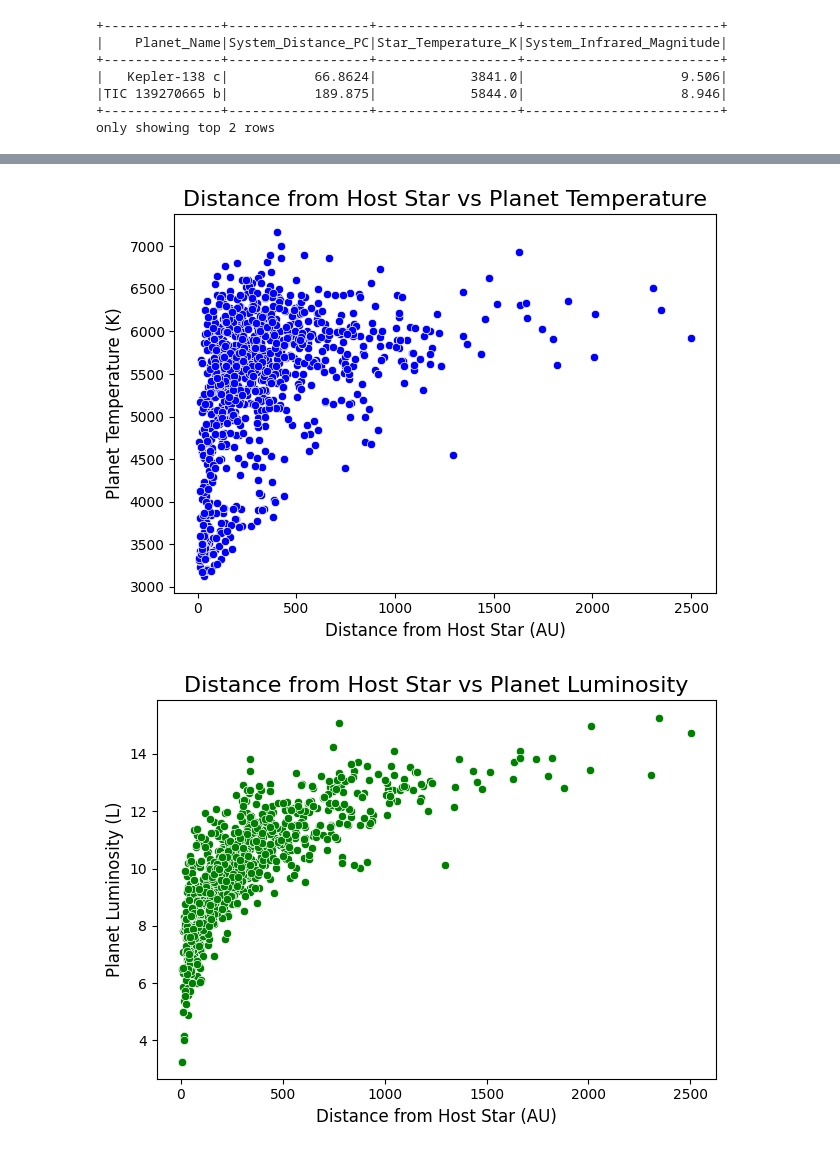
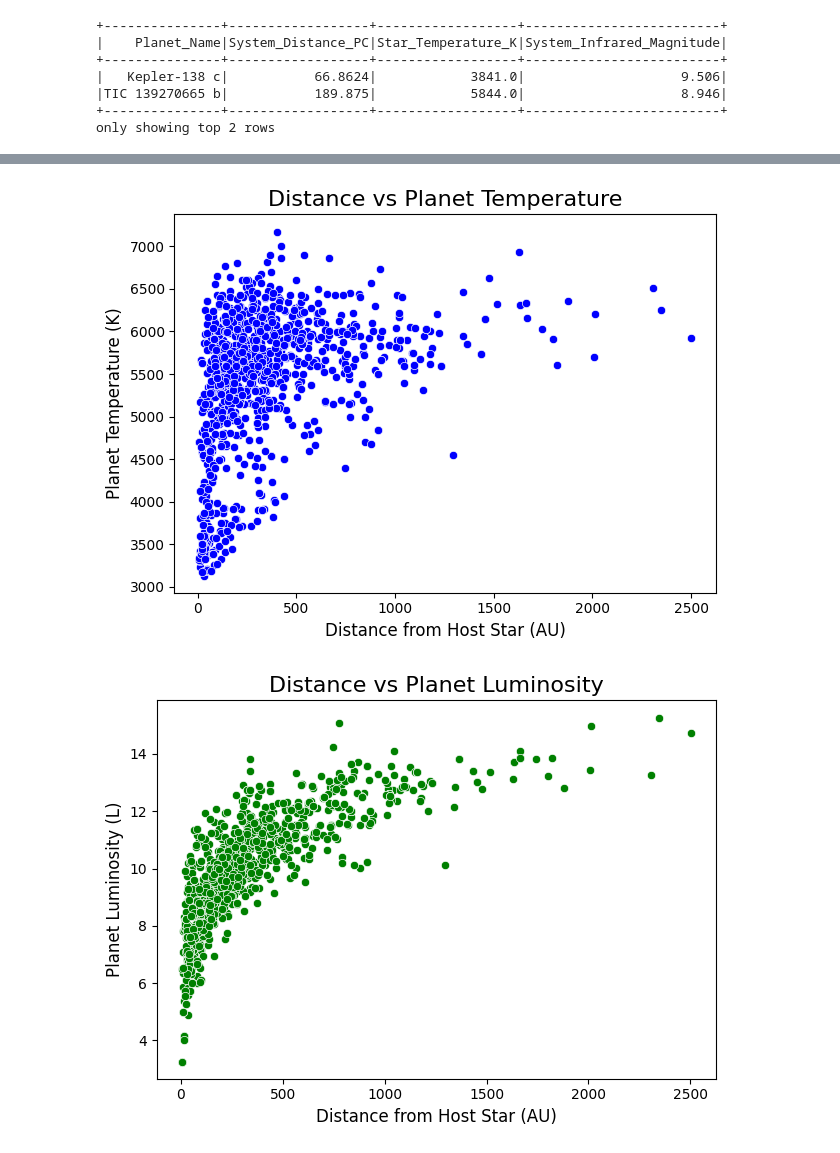
Before and after one commit to PatZ2346/ExoPlanet-Prediction, a Jupyter notebook: Exopredict-Data Analysis Questions/ExoPredict_Data_Analysis.ipynb, the cells around one changed output, grey strips where cells are left out. Cells and saved outputs as stored; diff of their text form; code cells hidden in the pictures.

Commit message:
Data analysis Amy finished with outputs

```diff
--- a/Exopredict-Data Analysis Questions/ExoPredict_Data_Analysis.ipynb
+++ b/Exopredict-Data Analysis Questions/ExoPredict_Data_Analysis.ipynb
@@ -264,0 +216,8 @@ only showing top 5 rows
+# %%
+# Assuming clean_df is your PySpark DataFrame
+clean_df_1 = clean_df.select("Discovery_Method", "Discovery_Facility", "Host_Star", "Discovery_Year")
+
+# Convert PySpark DataFrame to Pandas
+pandas_df = clean_df_1.toPandas()
+
+pandas_df.head(2)
@@ -265,9 +260,6 @@ only showing top 5 rows
 # %%
-# Convert the PySpark DataFrame to a Pandas DataFrame
-pandas_df = result.toPandas()
-
 # Save the Pandas DataFrame to a CSV file
-pandas_df.to_csv("discovery_methods_comparison.csv", index=False)
+pandas_df.to_csv("discovery_methods.csv", index=False)
 
 # Count the number of planets discovered per year for each method
 planet_counts = pandas_df.groupby(['Discovery_Year', 'Discovery_Method']).size().unstack(fill_value=0)
@@ -313,3 +319,6 @@ result_2.show(2)
 |TIC 139270665 b|           189.875|            5844.0|                    8.946|
 +---------------+------------------+------------------+-------------------------+
 only showing top 2 rows
+# %%
+# Convert the PySpark DataFrame to a Pandas DataFrame
+pandas_df_1 = result_2.toPandas()
@@ -316,29 +349,26 @@ only showing top 2 rows
 # %%
-# Convert the PySpark DataFrame to a Pandas DataFrame
-pandas_df = result_2.toPandas()
-
 # Save the Pandas DataFrame to a CSV file
-pandas_df.to_csv("planet_data_with_distance.csv", index=False)
+pandas_df_1.to_csv("planet_data_with_distance.csv", index=False)
 
 # 1. Scatter plot for Distance vs Temperature
 plt.figure()
 sns.scatterplot(x='System_Distance_PC', y='Star_Temperature_K', data=pandas_df, color='blue')
-plt.title("Distance from Host Star vs Planet Temperature", fontsize=16)
+plt.title("Distance vs Planet Temperature", fontsize=16)
 plt.xlabel("Distance from Host Star (AU)", fontsize=12)
 plt.ylabel("Planet Temperature (K)", fontsize=12)
 plt.tight_layout()
 plt.savefig("distance_vs_temperature.png")
 plt.show()
 
 # 2. Scatter plot for Distance vs Luminosity
 plt.figure()
 sns.scatterplot(x='System_Distance_PC', y='System_Infrared_Magnitude', data=pandas_df, color='green')
-plt.title("Distance from Host Star vs Planet Luminosity", fontsize=16)
+plt.title("Distance vs Planet Luminosity", fontsize=16)
 plt.xlabel("Distance from Host Star (AU)", fontsize=12)
 plt.ylabel("Planet Luminosity (L)", fontsize=12)
 plt.tight_layout()
 plt.savefig("distance_vs_luminosity.png")
 plt.show()
 # %% [output]
-[figure, old version]
+[figure, new version]
-[figure, old version]
+[figure, new version]
```
Also changed, not shown: parts of 14 cells of this notebook, 5 other files.
